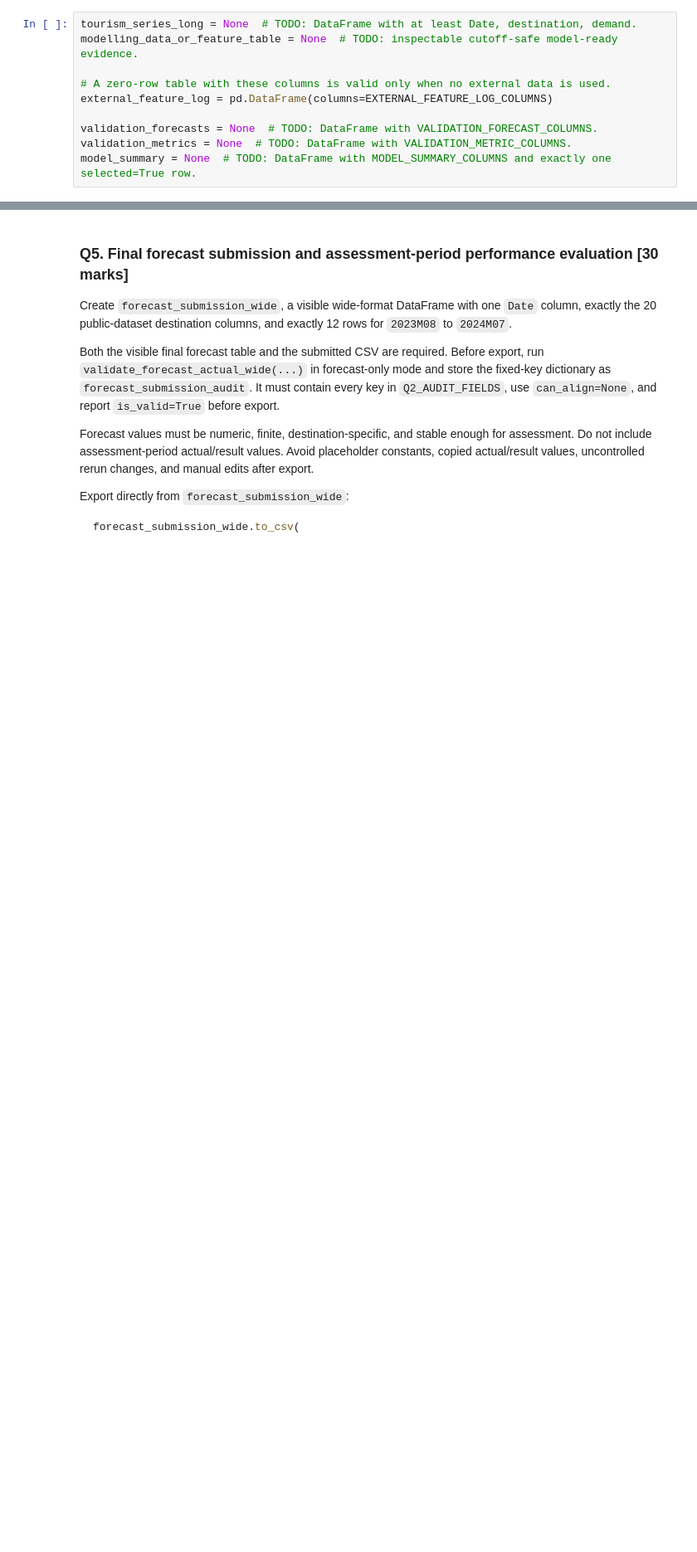
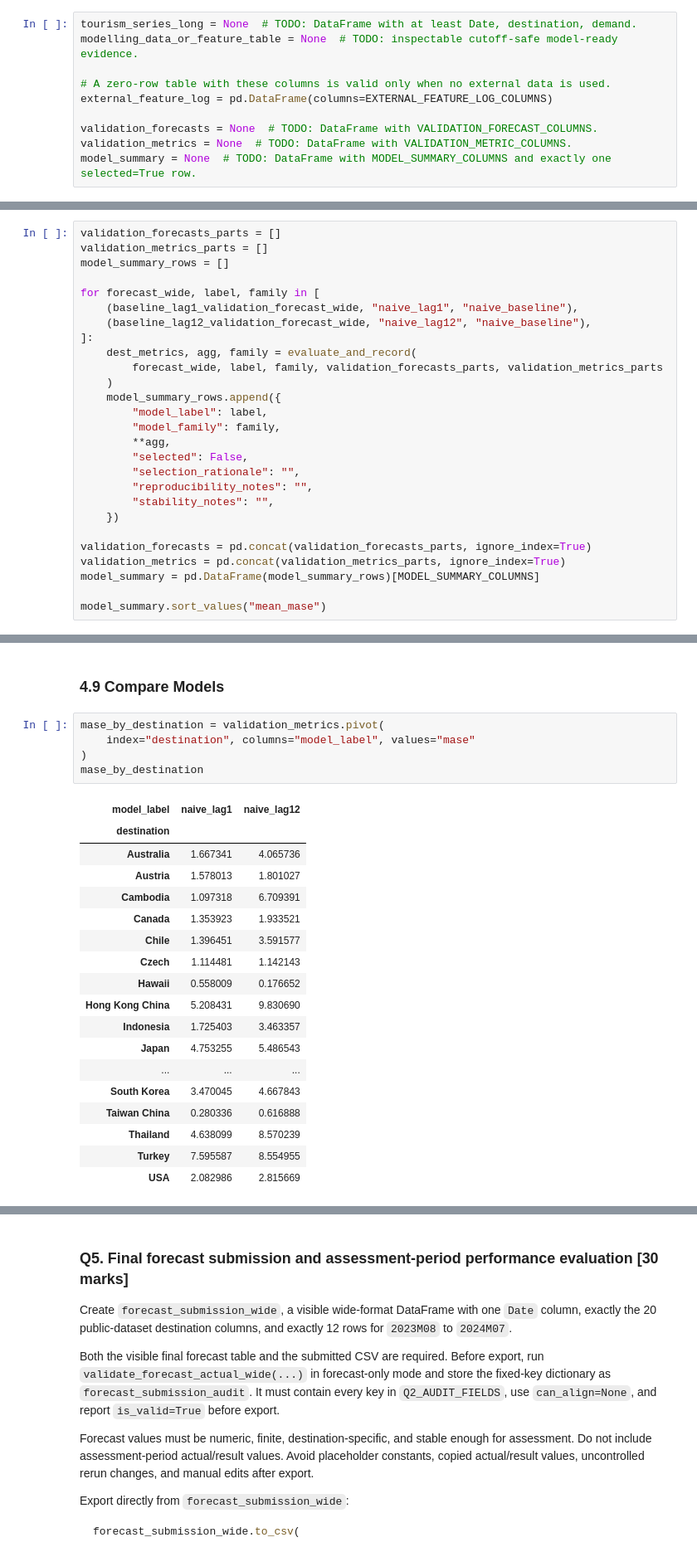
Before and after one commit to JoshHulett/SIT742-Asessment2-Group16, a Jupyter notebook: SIT742-2026T2-A2-Starter.ipynb, the cells around one changed output, grey strips where cells are left out. Shown at 83% size. Drawn from its saved outputs; the diff is of its cells as text; blank space fills up the shorter version.

Commit message:
feat/Q4 structure + naive-lag implementation

```diff
--- a/SIT742-2026T2-A2-Starter.ipynb
+++ b/SIT742-2026T2-A2-Starter.ipynb
@@ -1206,0 +1289,27 @@ model_summary = None  # TODO: DataFrame with MODEL_SUMMARY_COLUMNS and exactly o
+# %%
+validation_forecasts_parts = []
+validation_metrics_parts = []
+model_summary_rows = []
+
+for forecast_wide, label, family in [
+    (baseline_lag1_validation_forecast_wide, "naive_lag1", "naive_baseline"),
+    (baseline_lag12_validation_forecast_wide, "naive_lag12", "naive_baseline"),
+]:
+    dest_metrics, agg, family = evaluate_and_record(
+        forecast_wide, label, family, validation_forecasts_parts, validation_metrics_parts
+    )
+    model_summary_rows.append({
+        "model_label": label,
+        "model_family": family,
+        **agg,
+        "selected": False,
+        "selection_rationale": "",
+        "reproducibility_notes": "",
+        "stability_notes": "",
+    })
+
+validation_forecasts = pd.concat(validation_forecasts_parts, ignore_index=True)
+validation_metrics = pd.concat(validation_metrics_parts, ignore_index=True)
+model_summary = pd.DataFrame(model_summary_rows)[MODEL_SUMMARY_COLUMNS]
+
+model_summary.sort_values("mean_mase")
@@ -1206,0 +1320,26 @@ model_summary = None  # TODO: DataFrame with MODEL_SUMMARY_COLUMNS and exactly o
+# %% [markdown]
+### 4.9 Compare Models
+# %%
+mase_by_destination = validation_metrics.pivot(
+    index="destination", columns="model_label", values="mase"
+)
+mase_by_destination
+# %% [output]
+| model_label | naive_lag1 | naive_lag12 |
+| destination |  |  |
+| Australia | 1.667341 | 4.065736 |
+| Austria | 1.578013 | 1.801027 |
+| Cambodia | 1.097318 | 6.709391 |
+| Canada | 1.353923 | 1.933521 |
+| Chile | 1.396451 | 3.591577 |
+| Czech | 1.114481 | 1.142143 |
+| Hawaii | 0.558009 | 0.176652 |
+| Hong Kong China | 5.208431 | 9.830690 |
+| Indonesia | 1.725403 | 3.463357 |
+| Japan | 4.753255 | 5.486543 |
+| ... | ... | ... |
+| South Korea | 3.470045 | 4.667843 |
+| Taiwan China | 0.280336 | 0.616888 |
+| Thailand | 4.638099 | 8.570239 |
+| Turkey | 7.595587 | 8.554955 |
+| USA | 2.082986 | 2.815669 |
```
Also changed, not shown: parts of 15 cells of this notebook.
